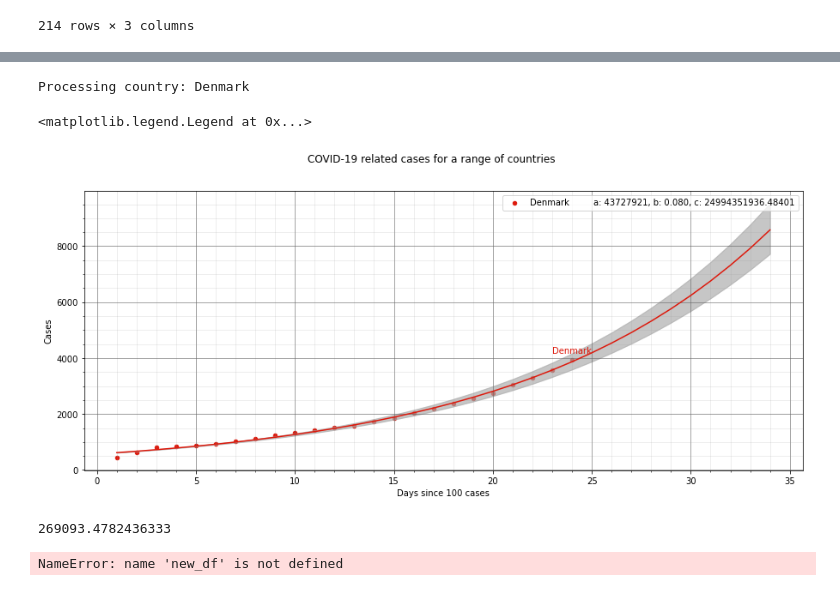
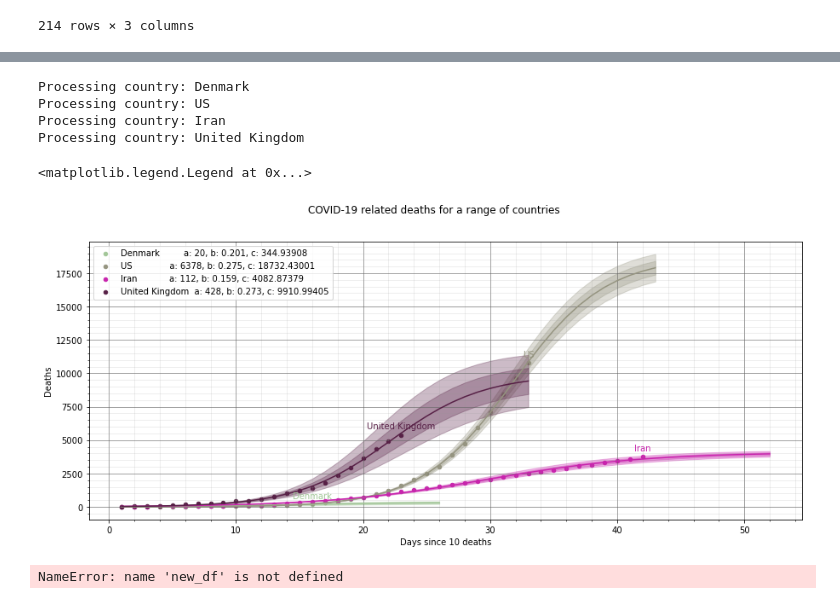
Before and after one commit to JeppeKlitgaard/COVID-19, a Jupyter notebook: COVID_data.ipynb, the cells around one changed output, grey strips where cells are left out. Saved outputs shown, nothing was run; the diff lists cells and outputs as text; code cells hidden in the pictures.

```diff
--- a/COVID_data.ipynb
+++ b/COVID_data.ipynb
@@ -95,13 +78,16 @@ for label in ('cases', 'deaths', 'recoveries'):
 # %%
 MIN_REGRESSION_DATAPOINTS = 5
 
-label = 'cases'
+label = 'deaths'
 regression_predict_length = 10
 regression_confidence = True
-regression_confidence_levels = range(1, 4)
+regression_confidence_levels = range(1, 3)
 fit_method = 'leastsq'
-#countries = 'all'
-countries = ['United Kingdom', 'Italy', 'Spain', 'Denmark', 'Iran', 'Greece', 'US', 'Sweden', 'Austria', 'Germany', 'Norway', 'Japan', 'Australia', 'France', 'China']
+log_scale = False
+# countries = 'all'
+# countries = ['United Kingdom', 'Italy', 'Spain', 'Denmark', 'Iran', 'Greece', 'US', 'Sweden', 'Austria', 'Germany', 'Norway', 'Japan', 'Australia', 'France', 'China']
+countries = ['Denmark', 'US', 'Iran', 'United Kingdom']
+
 
 if countries == 'all':
     countries = ts_df.reset_index()['country'].unique()
@@ -114,15 +100,15 @@ else:
 
 # Calculate x day
 x_days = ts_df.groupby('country').apply(lambda x: get_x_day(x, rchop(label, '_per_1M'), n))
-ts_df = pd.merge(ts_df, x_days.rename('x_day'), on='country')
+ts_df = pd.merge(ts_df, x_days.rename('x_day'), on='country', suffixes=('', '_y'))
+drop_y(ts_df)
+
 ts_df['rel_day'] = ts_df['day'] - ts_df['x_day']
-# %%
-countries = ['Denmark']
-fit_method = 'leastsq'
 # %%
 
 fig, ax = plt.subplots(figsize=(15, 6))
-# ax.set_yscale('log')
+if log_scale:
+    ax.set_yscale('log')
 
 
 countries_fit = []
@@ -142,7 +128,7 @@ for country in countries:
     # rel_df.plot.scatter(x='rel_day', y=label)
 
     model = LogisticModel
-    params = model.make_params(c=1000, a=1000, b=0.3)
+    params = model.make_params(a=1000, b=0.3, c=1000)
     params['a'].min = 0
     params['b'].min = 0
     params['b'].max = 0.5
@@ -177,42 +163,38 @@ for country in countries:
     rel_df.plot.scatter(x='rel_day', y=label, color=[col], ax=ax, label=axlbl)
 
     # Regression
     last_rel_day = rel_df['rel_day'].iloc[-1]
     regression_predict_days = np.arange(last_rel_day + 1, last_rel_day + regression_predict_length + 1)
 
     regression_range = np.append(rel_df['rel_day'].values, regression_predict_days)
 
     plt.plot(regression_range, result.eval(x=regression_range), color=col)
 
     # Regression confidence intervals
     if regression_confidence:
         for i in regression_confidence_levels:
-            # dely = result.eval_uncertainty(sigma=i, x=regression_range)
             p = result.params
-            plt.fill_between(regression_range, model.func(regression_range, p['a'], p['b'] + p['b'].stderr, p['c']), model.func(regression_range, p['a'], p['b'] - p['b'].stderr, p['c']), color='#ABABAB', alpha=0.3)
-            #plt.fill_between(regression_range, result.eval(x=regression_range) + dely, result.eval(x=regression_range), color='#ABABAB', alpha=0.3)
+            plt.fill_between(regression_range, model.func(regression_range, p['a'] + i * p['a'].stderr, p['b'] + i * p['b'].stderr, p['c'] + i * p['c'].stderr), model.func(regression_range, p['a'] - i * p['a'].stderr, p['b'] - i * p['b'].stderr, p['c'] - i * p['c'].stderr), color=col, alpha=0.3)
 
     # Annotate last point
     x = rel_df.iloc[-1]['rel_day']
     y = rel_df.iloc[-1][label]
     ax.annotate(country, (x, y), color=col, textcoords='offset points', xytext=(0, 10), verticalalignment='center', horizontalalignment='center')
 
 ax.set_ylabel(" ".join(label.split("_")).capitalize())
 ax.set_xlabel(f"Days since {n} {label.strip('_per_1M')}")
 fig.suptitle(f"COVID-19 related {label.strip('_per_1M')} for a range of countries")
 plt.grid(b=True, which='major', color='#666666', linestyle='-', alpha=0.75)
 plt.grid(b=True, axis='both', which='minor', color="#999999", linestyle='-', alpha=0.2)
 plt.minorticks_on()
 plt.legend()
 # %% [output]
 Processing country: Denmark
+Processing country: US
+Processing country: Iran
+Processing country: United Kingdom
 <matplotlib.legend.Legend at 0x...>
-[figure, old version]
+[figure, new version]
-# %%
-#result.params
-result.params['a'].stderr/result.params['a'].value
-# %% [output]
-269093.4782436333
 # %%
 
 world = geopandas.read_file(geopandas.datasets.get_path('naturalearth_lowres'))
```
Also changed, not shown: parts of 8 cells of this notebook, 2 other files.
